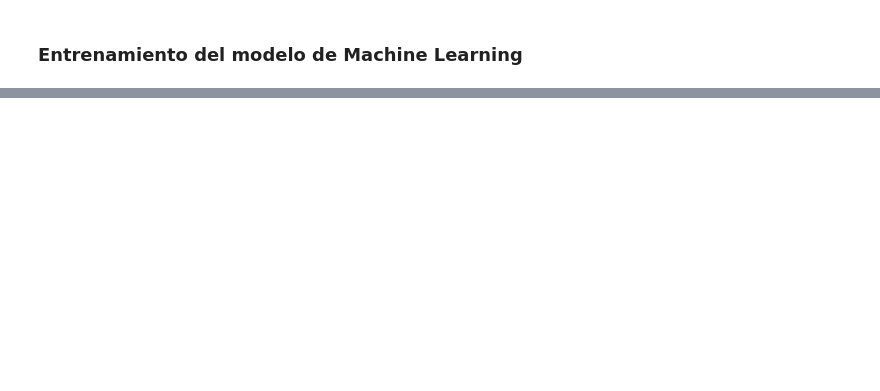
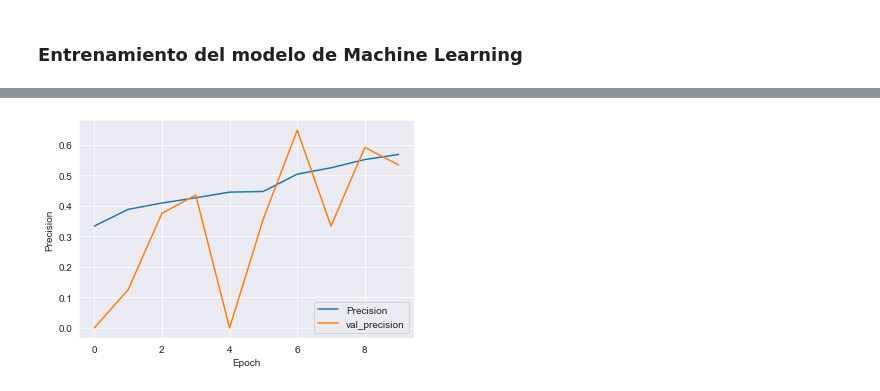
Before and after one commit to Lperdoca/Ciencia-de-datos.-Taller-2, a Jupyter notebook: ML_Supermercado_Inteligente.ipynb, the cells around one changed output, grey strips where cells are left out. Cells and saved outputs as stored; diff of their text form; code cells hidden in the pictures; blank space fills up the shorter version.

```diff
--- a/ML_Supermercado_Inteligente.ipynb
+++ b/ML_Supermercado_Inteligente.ipynb
@@ -249,0 +231,4 @@ Evaluación del modelo Transfer Learning:
+# %%
+show_performance_curve(history_baseline, metric='precision', metric_label='Precision')
+# %% [output]
+[figure, added]
```
Also changed, not shown: parts of 34 cells of this notebook, 2 other files.
